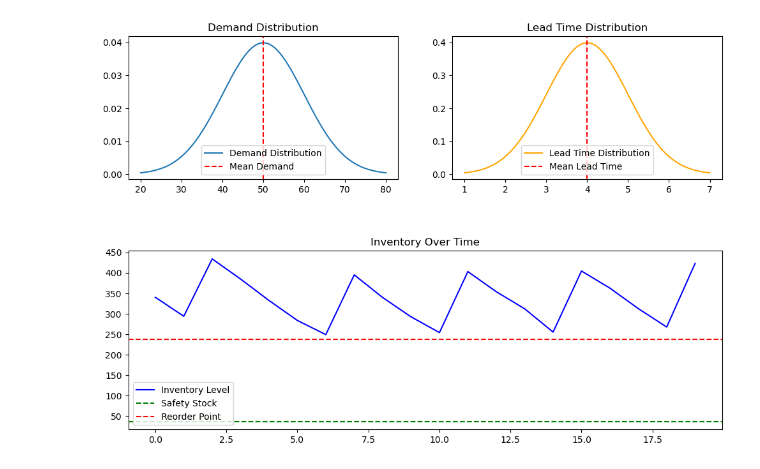
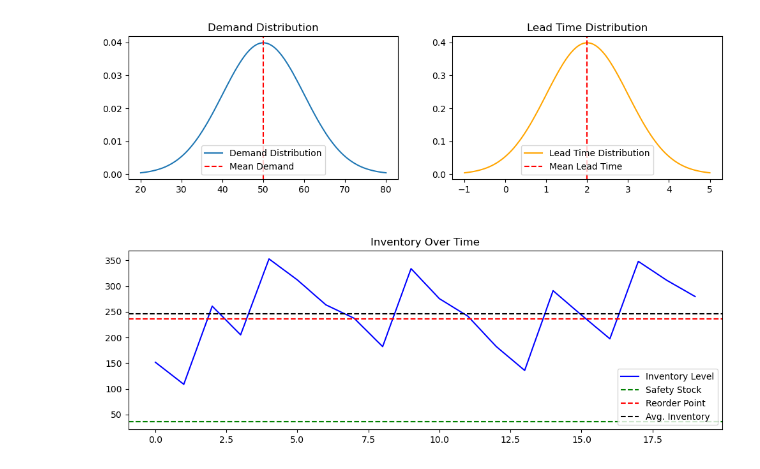
Before and after one commit to yay4john/Inventory-Optimization, a Jupyter notebook: Notebooks/SEIO.ipynb, the cells around one changed output. Saved outputs shown, nothing was run; the diff lists cells and outputs as text; code cells hidden in the pictures.

```diff
--- a/Notebooks/SEIO.ipynb
+++ b/Notebooks/SEIO.ipynb
@@ -17,7 +17,7 @@ def calculate_reorder_point(demand_mean, lead_time, safety_stock):
 # User Inputs
 demand_mean = 50
 demand_std = 10
-lead_time = 4
+lead_time = 2
 lead_time_std = 1
 service_level = 95
 order_quantity = 200
@@ -38,34 +38,49 @@ axes[0, 0].axvline(demand_mean, color='r', linestyle='--', label="Mean Demand")
 axes[0, 0].set_title("Demand Distribution")
 axes[0, 0].legend()
 
 # Lead Time Distribution Plot
 lead_time_x = np.linspace(lead_time - 3*lead_time_std, lead_time + 3*lead_time_std, 100)
 lead_time_y = (1 / (lead_time_std * np.sqrt(2 * np.pi))) * np.exp(-0.5 * ((lead_time_x - lead_time) / lead_time_std) ** 2)
 axes[0, 1].plot(lead_time_x, lead_time_y, label="Lead Time Distribution", color='orange')
 axes[0, 1].axvline(lead_time, color='r', linestyle='--', label="Mean Lead Time")
 axes[0, 1].set_title("Lead Time Distribution")
 axes[0, 1].legend()
 
-# Inventory Line Plot Simulation
+# Inventory Line Plot Simulation with Lead Time
 inventory_levels = []
 current_inventory = order_quantity
+order_pending = False
+lead_time_remaining = 0
 for day in range(simulation_days):
     daily_demand = np.random.normal(demand_mean, demand_std)
     current_inventory -= daily_demand
-    if current_inventory <= reorder_point:
-        current_inventory += order_quantity
+
+    if order_pending:
+        lead_time_remaining -= 1
+        if lead_time_remaining <= 0:
+            current_inventory += order_quantity
+            order_pending = False
+
+    if current_inventory <= reorder_point and not order_pending:
+        order_pending = True
+        lead_time_remaining = max(1, int(np.random.normal(lead_time, lead_time_std)))
+
     inventory_levels.append(current_inventory)
+
+# calculate average inventory level
+average_inventory = sum(inventory_levels) / len(inventory_levels)
 
 # Inventory Bar Chart - Full Bottom Row
 ax_big = fig.add_subplot(2, 1, 2)
 ax_big.plot(range(simulation_days), inventory_levels, label="Inventory Level", color='blue')
 ax_big.axhline(safety_stock, color='green', linestyle='--', label="Safety Stock")
 ax_big.axhline(reorder_point, color='red', linestyle='--', label="Reorder Point")
+ax_big.axhline(average_inventory, color='black', linestyle='--', label="Avg. Inventory")
 ax_big.set_title("Inventory Over Time")
 ax_big.legend()
 
 fig.delaxes(axes[1, 1])  # Remove the empty subplot
 fig.delaxes(axes[1, 0])
 fig.show()
 # %% [output]
-[figure, old version]
+[figure, new version]
```
Also changed, not shown: 3 other files.
